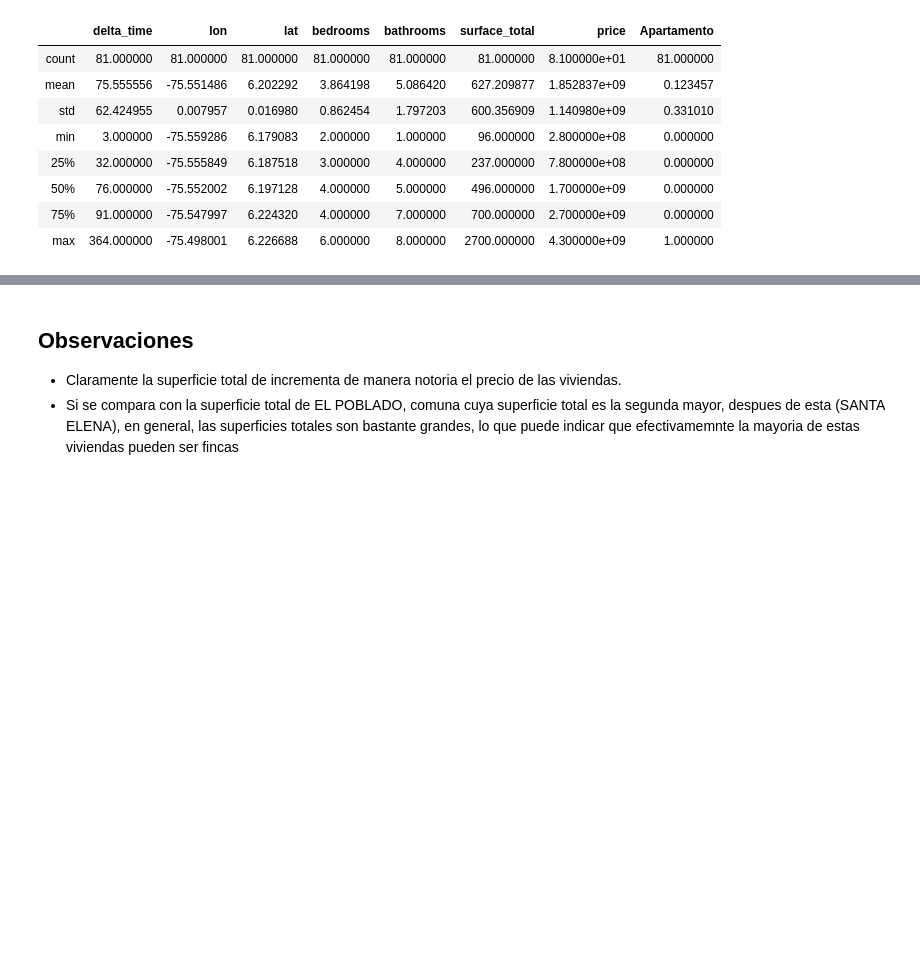
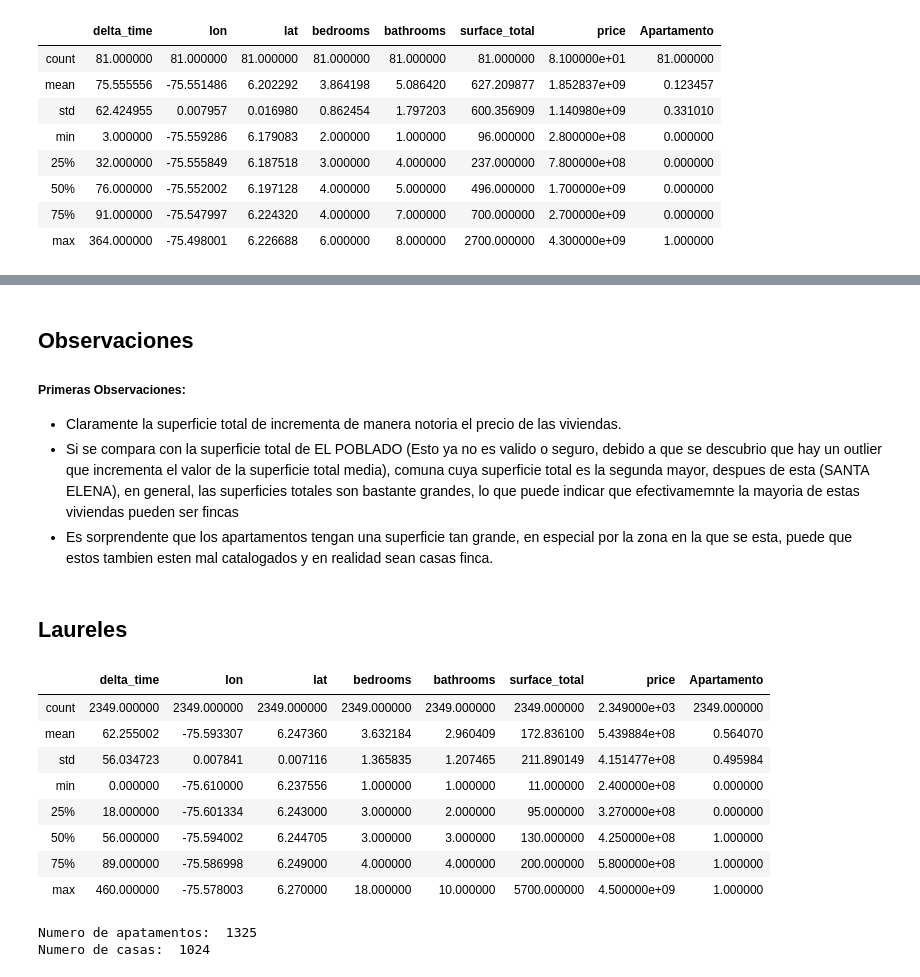
Before and after one commit to MiguelMque/housing_prices_prediction, a Jupyter notebook: ipynb_check_points/data_analysis/District Analysis.ipynb, the cells around one changed output, grey strips where cells are left out. Drawn from its saved outputs; the diff is of its cells as text; code cells hidden in the pictures; blank space fills up the shorter version.

```diff
--- a/ipynb_check_points/data_analysis/District Analysis.ipynb
+++ b/ipynb_check_points/data_analysis/District Analysis.ipynb
@@ -278,5 +304,40 @@ iplot(fig)
 [interactive output not drawn]
 # %% [markdown]
 ## Observaciones
+
+##### Primeras Observaciones:
  - Claramente la superficie total de incrementa de manera notoria el precio de las viviendas.
- - Si se compara con la superficie total de EL POBLADO, comuna cuya superficie total es la segunda mayor, despues de esta (SANTA ELENA), en general, las superficies totales son bastante grandes, lo que puede indicar que efectivamemnte la mayoria de estas viviendas pueden ser fincas
+ - Si se compara con la superficie total de EL POBLADO (Esto ya no es valido o seguro, debido a que se descubrio que hay un outlier que incrementa el valor de la superficie total media), comuna cuya superficie total es la segunda mayor, despues de esta (SANTA ELENA), en general, las superficies totales son bastante grandes, lo que puede indicar que efectivamemnte la mayoria de estas viviendas pueden ser fincas
+ - Es sorprendente que los apartamentos tengan una superficie tan grande, en especial por la zona en la que se esta, puede que estos tambien esten mal catalogados y en realidad sean casas finca.
+# %% [markdown]
+## Laureles
+# %%
+# Filtering
+laureles = df_real.loc[df_real['LAURELES'] == 1].drop(columns = ['ALTAVISTA', 'ARANJUEZ', 'BELEN',
+                                                                       'BUENOS AIRES','CASTILLA', 'DOCE DE OCTUBRE',
+                                                                       'EL POBLADO',
+                                                                       'GUAYABAL', 'LA AMERICA', 'LA CANDELARIA',
+                                                                       'LAURELES', 'PALMITAS', 'POPULAR', 'ROBLEDO',
+                                                                       'MANRIQUE', 'SAN ANTONIO DE PRADO',
+                                                                       'SAN CRISTOBAL',
+                                                                       'SAN JAVIER', 'SANTA CRUZ', 'SANTA ELENA',
+                                                                       'VILLA HERMOSA'])
+laureles.describe()
+# %% [output]
+|  | delta_time | lon | lat | bedrooms | bathrooms | surface_total | price | Apartamento |
+| count | 2349.000000 | 2349.000000 | 2349.000000 | 2349.000000 | 2349.000000 | 2349.000000 | 2.349000e+03 | 2349.000000 |
+| mean | 62.255002 | -75.593307 | 6.247360 | 3.632184 | 2.960409 | 172.836100 | 5.439884e+08 | 0.564070 |
+| std | 56.034723 | 0.007841 | 0.007116 | 1.365835 | 1.207465 | 211.890149 | 4.151477e+08 | 0.495984 |
+| min | 0.000000 | -75.610000 | 6.237556 | 1.000000 | 1.000000 | 11.000000 | 2.400000e+08 | 0.000000 |
+| 25% | 18.000000 | -75.601334 | 6.243000 | 3.000000 | 2.000000 | 95.000000 | 3.270000e+08 | 0.000000 |
+| 50% | 56.000000 | -75.594002 | 6.244705 | 3.000000 | 3.000000 | 130.000000 | 4.250000e+08 | 1.000000 |
+| 75% | 89.000000 | -75.586998 | 6.249000 | 4.000000 | 4.000000 | 200.000000 | 5.800000e+08 | 1.000000 |
+| max | 460.000000 | -75.578003 | 6.270000 | 18.000000 | 10.000000 | 5700.000000 | 4.500000e+09 | 1.000000 |
+# %%
+apto_laureles = laureles[laureles['Apartamento'] == 1]
+casa_laureles = laureles[laureles['Apartamento'] == 0]
+print('Numero de apatamentos: ', apto_laureles.shape[0])
+print('Numero de casas: ', casa_laureles.shape[0])
+# %% [output]
+Numero de apatamentos:  1325
+Numero de casas:  1024
```
Also changed, not shown: parts of 53 cells of this notebook.
